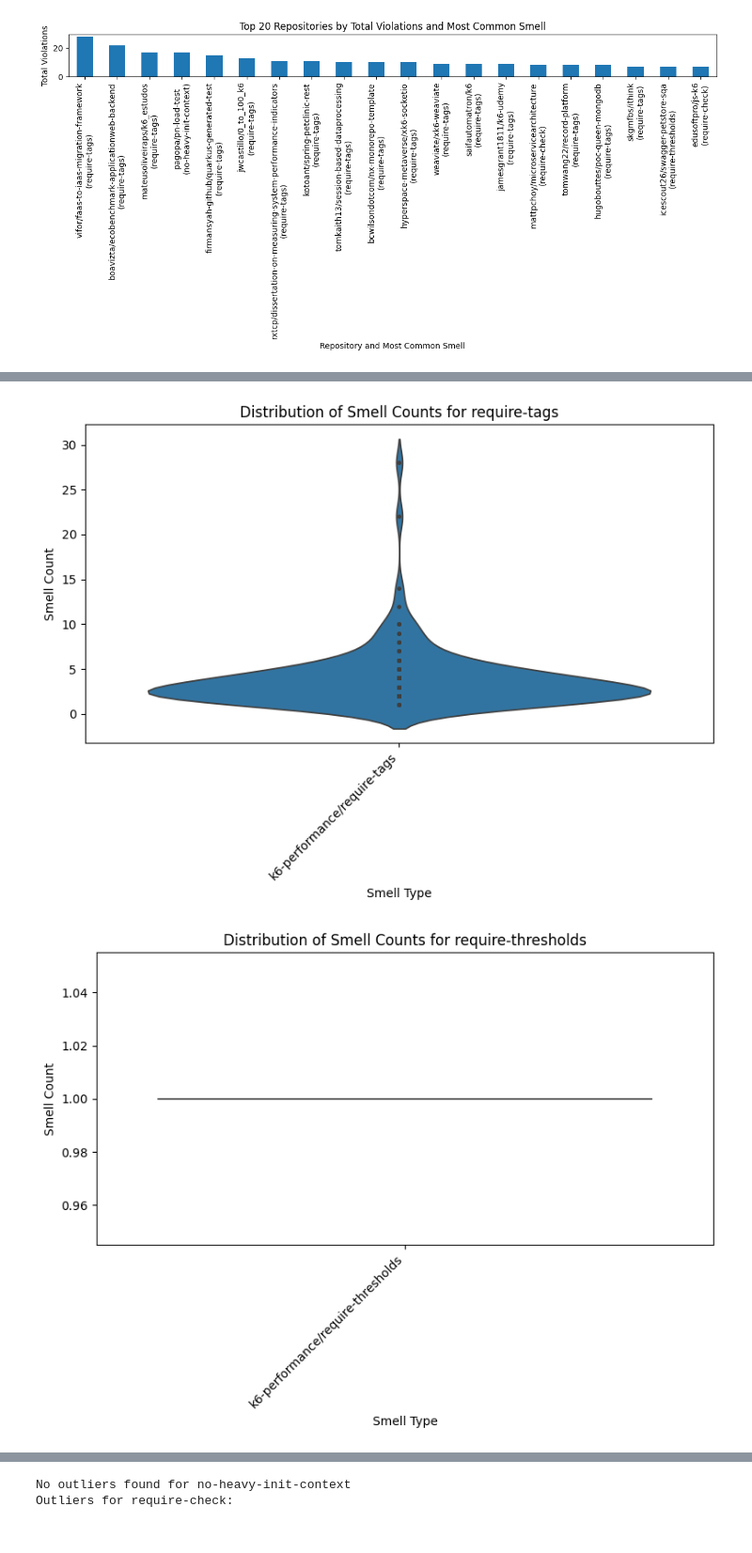
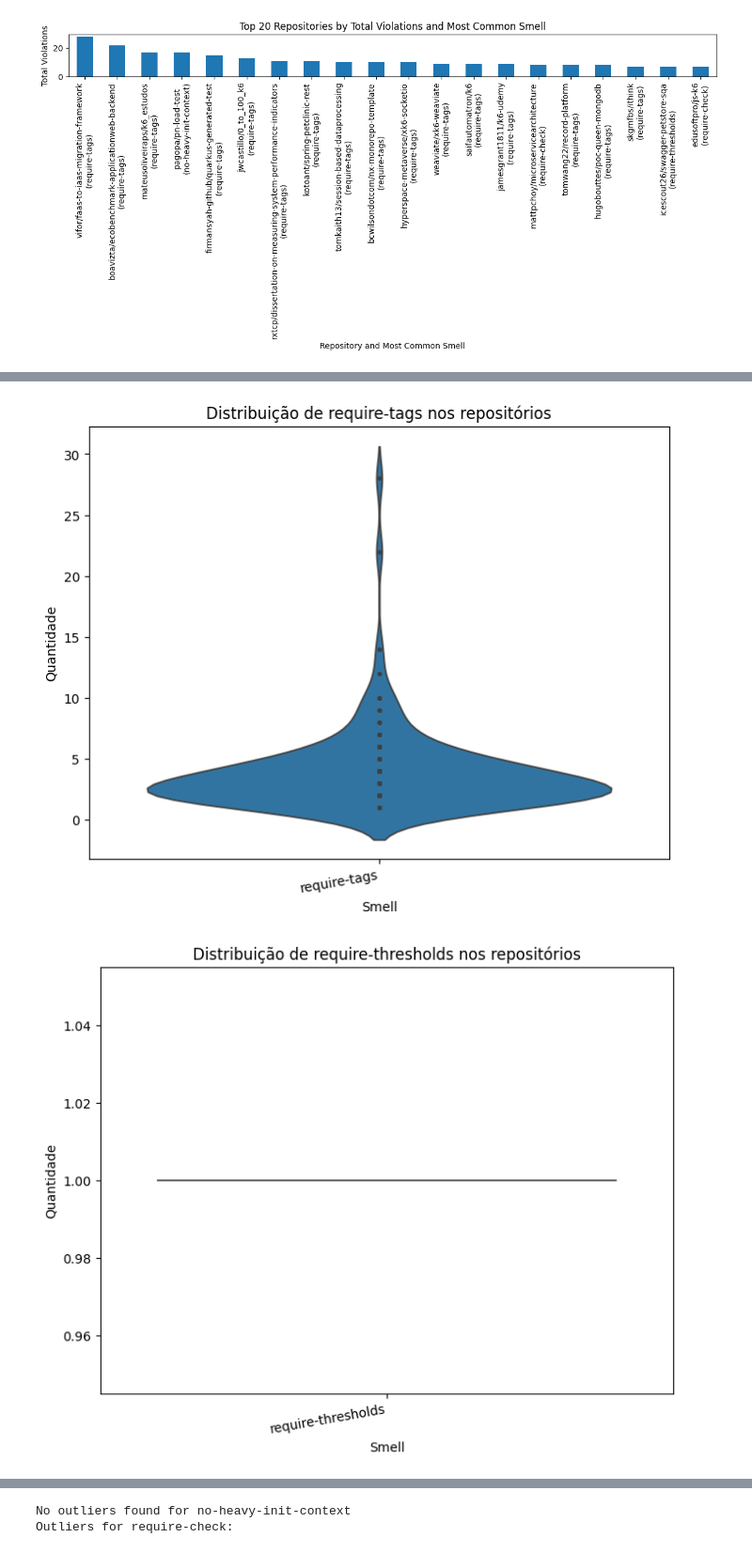
Before and after one commit to samurollie/TCC, a Jupyter notebook: scripts/3 - analyse_k6_repos.ipynb, the cells around one changed output, grey strips where cells are left out. Shown at 94% size. Drawn from its saved outputs; the diff is of its cells as text; code cells hidden in the pictures.

Commit message:
add all plots

```diff
--- a/scripts/3 - analyse_k6_repos.ipynb
+++ b/scripts/3 - analyse_k6_repos.ipynb
@@ -132,0 +152,16 @@ plt.show()
+# %%
+# Contar número de arquivos (linhas) que apresentam cada smell
+# Para cada coluna de smell, conta quantas linhas têm valor > 0
+smell_file_counts = (df[violation_cols] > 0).sum().sort_values(ascending=False)
+
+fig, ax = plt.subplots(figsize=(10, 6))
+smell_file_counts.plot(kind='bar', ax=ax)
+ax.set_title('Número de arquivos com cada smell')
+ax.set_xlabel('Tipo de smell')
+ax.set_ylabel('Número de arquivos')
+# Ajusta rótulos removendo o prefixo 'k6-performance/' para ficar mais legível
+ax.set_xticklabels([lbl.get_text().replace('k6-performance/', '') for lbl in ax.get_xticklabels()], rotation=10, ha='right')
+# fig.tight_layout()
+plt.show()
+fig.savefig(IMG_OUTPUT_FOLDER + 'smell_files_count.png', dpi=300, bbox_inches='tight')
+plt.close(fig)
@@ -179,30 +216,36 @@ smell_repo_counts_series = pd.Series(smell_repo_counts).sort_values(ascending=Fa
 # %%
 import seaborn as sns
 import matplotlib.pyplot as plt
+import os
 
 # Melt the DataFrame to long format for plotting
 df_melted = df.melt(value_vars=violation_cols, var_name='Smell Type', value_name='Violation Count')
-
-# Remove rows with zero violations for a clearer plot
 df_melted = df_melted[df_melted['Violation Count'] > 0]
 
 # Get the top 4 smells based on total occurrences
 top_4_smells = smell_counts.head(4).index.tolist()
 
 for smell_type in top_4_smells:
     df_smell = df_melted[df_melted['Smell Type'] == smell_type]
+    clean_name = smell_type.replace('k6-performance/', '').replace('/', '_')
 
     if not df_smell.empty:
-        plt.figure(figsize=(8, 6))
-        sns.violinplot(x='Smell Type', y='Violation Count', data=df_smell, inner='points')
-        plt.title(f'Distribution of Smell Counts for {smell_type.replace("k6-performance/", "")}')
-        plt.xlabel('Smell Type')
-        plt.ylabel('Smell Count')
-        plt.xticks(rotation=45, ha='right')
-        plt.tight_layout()
+        fig, ax = plt.subplots(figsize=(8, 6))
+        sns.violinplot(x='Smell Type', y='Violation Count', data=df_smell, inner='points', ax=ax)
+        ax.set_title(f'Distribuição de {clean_name} nos repositórios')
+        ax.set_xlabel('Smell')
+        ax.set_ylabel('Quantidade')
+        plt.xticks(rotation=10, ha='right')
+        ax.set_xticklabels([lbl.get_text().replace('k6-performance/', '') for lbl in ax.get_xticklabels()])
+        # plt.tight_layout()
+
+        # Salvar antes de mostrar
+        out_file = os.path.join(IMG_OUTPUT_FOLDER, f'violin_{clean_name}.png')
+        fig.savefig(out_file, dpi=300, bbox_inches='tight')
         plt.show()
+        plt.close(fig)
     else:
-        print(f"No violations found for {smell_type.replace('k6-performance/', '')}")
+        print(f"No violations found for {clean_name}")
 # %% [output]
-[figure, old version]
+[figure, new version]
-[figure, old version]
+[figure, new version]
```
Also changed, not shown: parts of 8 cells of this notebook, 7 other files.
